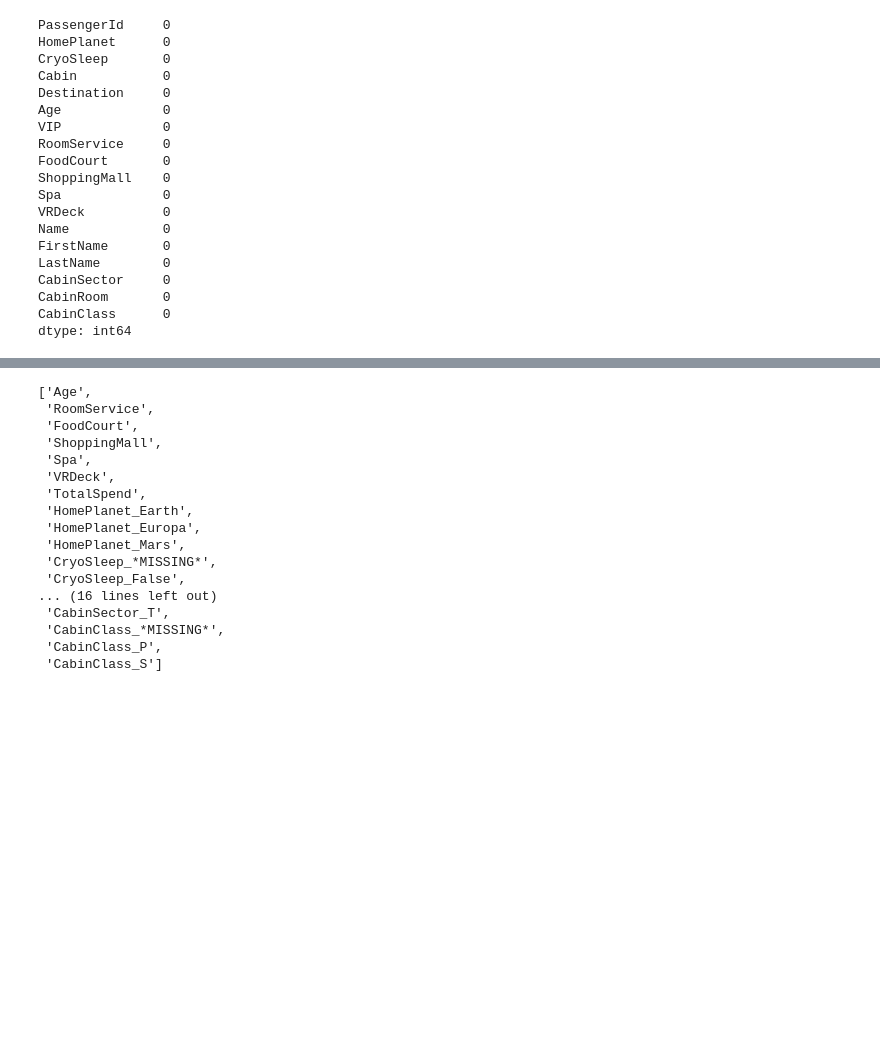
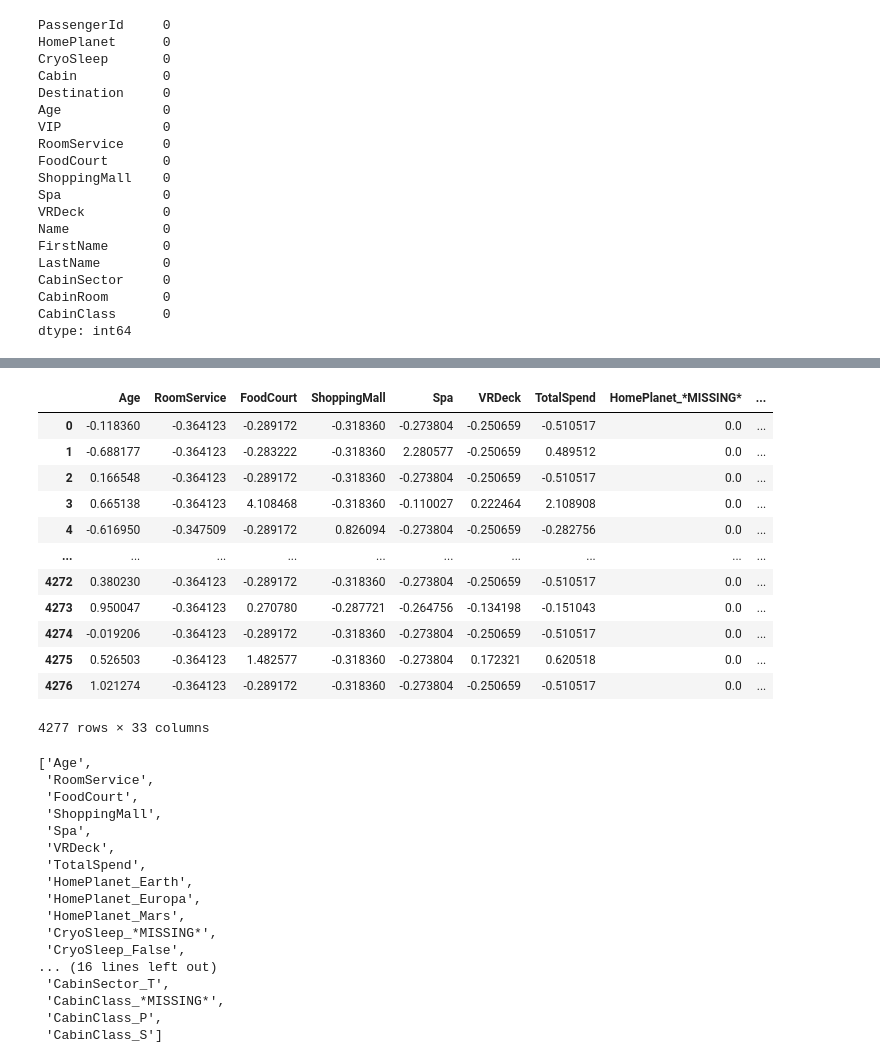
Before and after one commit to PaperArmada/Spaceship-Titanic, a Jupyter notebook: Code/03 - Predictions.ipynb, the cells around one changed output, grey strips where cells are left out. Saved outputs shown, nothing was run; the diff lists cells and outputs as text; code cells hidden in the pictures; blank space fills up the shorter version.

```diff
--- a/Code/03 - Predictions.ipynb
+++ b/Code/03 - Predictions.ipynb
@@ -251,0 +279,3 @@ kaggle_dummified.head()
+# %%
+to_scale = list(kaggle_dummified.loc[:, 'Age':'TotalSpend'].columns)
+to_scale
@@ -251,0 +305,3 @@ kaggle_dummified.head()
+# %%
+categoricals = list(kaggle_dummified.loc[:, 'HomePlanet_*MISSING*':].columns)
+categoricals
@@ -251,0 +326,3 @@ kaggle_dummified.head()
+# %%
+get_scaled_transformer = FunctionTransformer(get_scaled_columns)
+get_non_scaled_transformer = FunctionTransformer(get_non_scaled_columns)
@@ -252,3 +341,20 @@ kaggle_dummified.head()
+# %%
+kaggle_scaled = pd.DataFrame(union_res, columns=to_scale+list(categoricals))
+kaggle_scaled
+# %% [output]
+|  | Age | RoomService | FoodCourt | ShoppingMall | Spa | VRDeck | TotalSpend | HomePlanet_*MISSING* | ... |
+| 0 | -0.118360 | -0.364123 | -0.289172 | -0.318360 | -0.273804 | -0.250659 | -0.510517 | 0.0 | ... |
+| 1 | -0.688177 | -0.364123 | -0.283222 | -0.318360 | 2.280577 | -0.250659 | 0.489512 | 0.0 | ... |
+| 2 | 0.166548 | -0.364123 | -0.289172 | -0.318360 | -0.273804 | -0.250659 | -0.510517 | 0.0 | ... |
+| 3 | 0.665138 | -0.364123 | 4.108468 | -0.318360 | -0.110027 | 0.222464 | 2.108908 | 0.0 | ... |
+| 4 | -0.616950 | -0.347509 | -0.289172 | 0.826094 | -0.273804 | -0.250659 | -0.282756 | 0.0 | ... |
+| ... | ... | ... | ... | ... | ... | ... | ... | ... | ... |
+| 4272 | 0.380230 | -0.364123 | -0.289172 | -0.318360 | -0.273804 | -0.250659 | -0.510517 | 0.0 | ... |
+| 4273 | 0.950047 | -0.364123 | 0.270780 | -0.287721 | -0.264756 | -0.134198 | -0.151043 | 0.0 | ... |
+| 4274 | -0.019206 | -0.364123 | -0.289172 | -0.318360 | -0.273804 | -0.250659 | -0.510517 | 0.0 | ... |
+| 4275 | 0.526503 | -0.364123 | 1.482577 | -0.318360 | -0.273804 | 0.172321 | 0.620518 | 0.0 | ... |
+| 4276 | 1.021274 | -0.364123 | -0.289172 | -0.318360 | -0.273804 | -0.250659 | -0.510517 | 0.0 | ... |
+4277 rows × 33 columns
 # %%
 model = load(open('../Output/logreg_cv_ii.joblib', 'rb'))
 # %%
```
Also changed, not shown: parts of 24 cells of this notebook, 10 other files.
